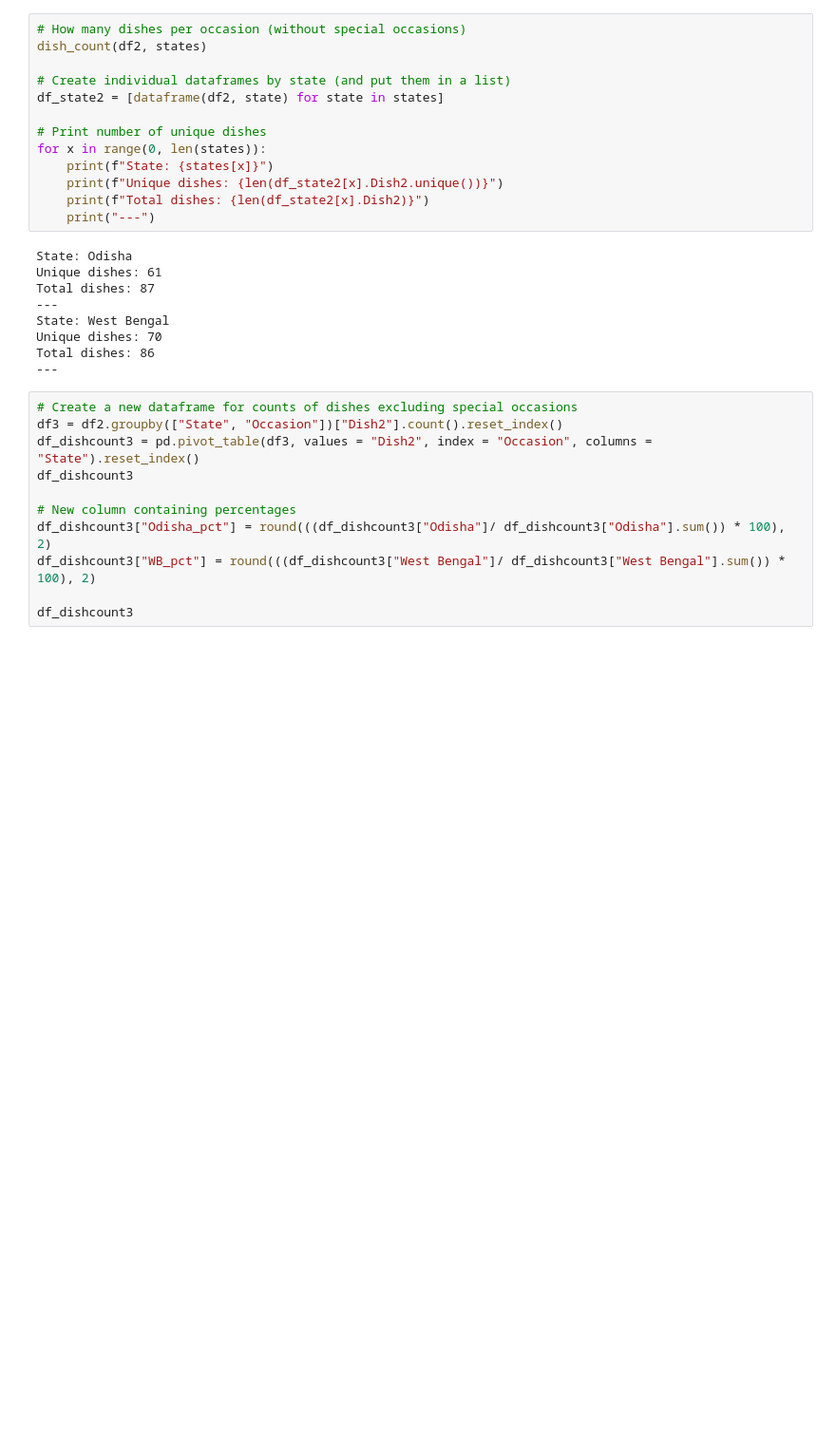
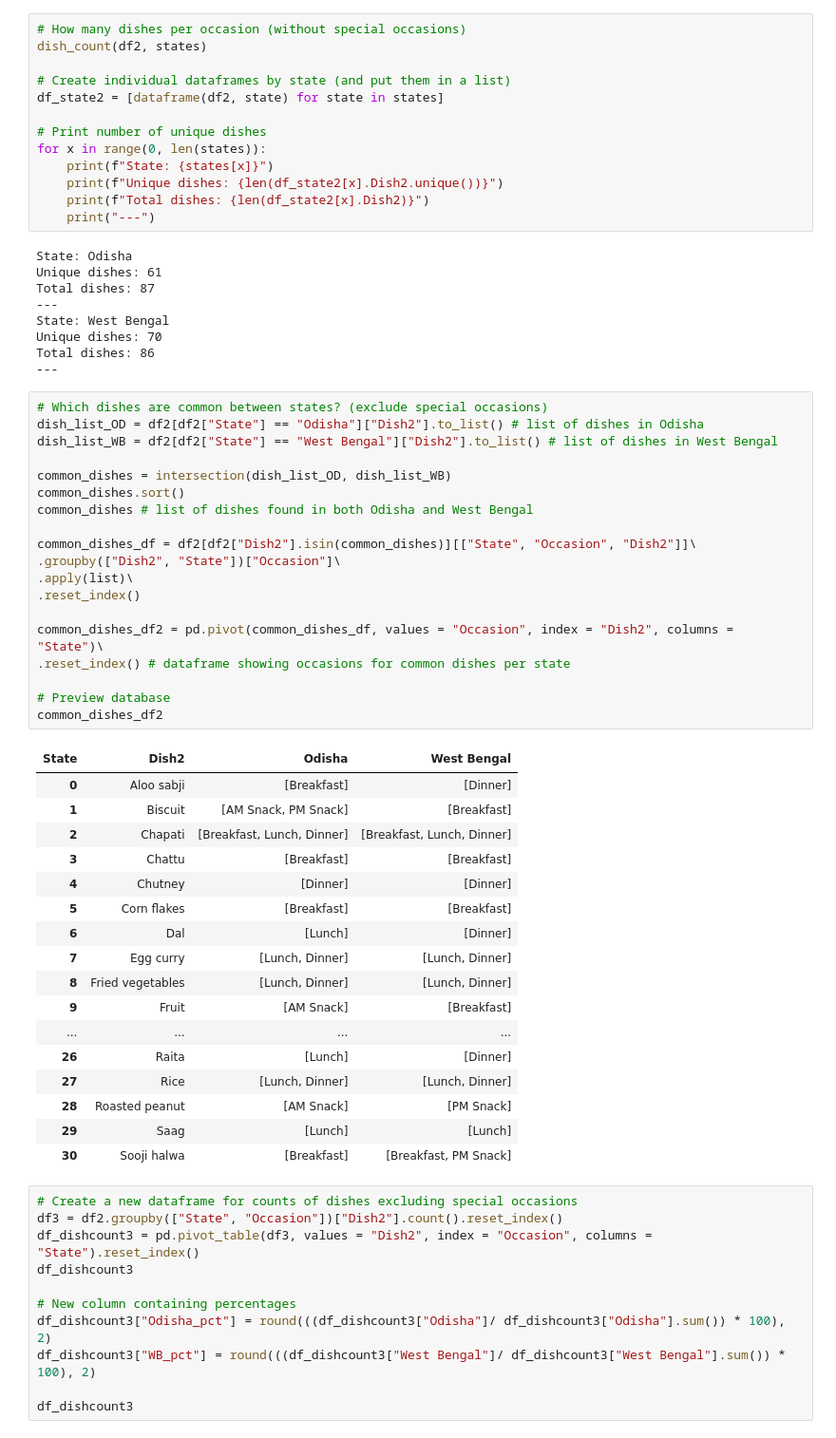
Before and after one commit to rochiecuevas/FoodChoice, a Jupyter notebook: Expert_Elicitation.ipynb, the cells around one changed output. Shown at 95% size. Drawn from its saved outputs; the diff is of its cells as text; blank space fills up the shorter version.

```diff
--- a/Expert_Elicitation.ipynb
+++ b/Expert_Elicitation.ipynb
@@ -186,6 +189,43 @@ State: West Bengal
 Unique dishes: 70
 Total dishes: 86
 ---
+# %%
+# Which dishes are common between states? (exclude special occasions)
+dish_list_OD = df2[df2["State"] == "Odisha"]["Dish2"].to_list() # list of dishes in Odisha
+dish_list_WB = df2[df2["State"] == "West Bengal"]["Dish2"].to_list() # list of dishes in West Bengal
+
+common_dishes = intersection(dish_list_OD, dish_list_WB)
+common_dishes.sort()
+common_dishes # list of dishes found in both Odisha and West Bengal
+
+common_dishes_df = df2[df2["Dish2"].isin(common_dishes)][["State", "Occasion", "Dish2"]]\
+.groupby(["Dish2", "State"])["Occasion"]\
+.apply(list)\
+.reset_index()
+
+common_dishes_df2 = pd.pivot(common_dishes_df, values = "Occasion", index = "Dish2", columns = "State")\
+.reset_index() # dataframe showing occasions for common dishes per state
+
+# Preview database
+common_dishes_df2
+# %% [output]
+| State | Dish2 | Odisha | West Bengal |
+| 0 | Aloo sabji | [Breakfast] | [Dinner] |
+| 1 | Biscuit | [AM Snack, PM Snack] | [Breakfast] |
+| 2 | Chapati | [Breakfast, Lunch, Dinner] | [Breakfast, Lunch, Dinner] |
+| 3 | Chattu | [Breakfast] | [Breakfast] |
+| 4 | Chutney | [Dinner] | [Dinner] |
+| 5 | Corn flakes | [Breakfast] | [Breakfast] |
+| 6 | Dal | [Lunch] | [Dinner] |
+| 7 | Egg curry | [Lunch, Dinner] | [Lunch, Dinner] |
+| 8 | Fried vegetables | [Lunch, Dinner] | [Lunch, Dinner] |
+| 9 | Fruit | [AM Snack] | [Breakfast] |
+| ... | ... | ... | ... |
+| 26 | Raita | [Lunch] | [Dinner] |
+| 27 | Rice | [Lunch, Dinner] | [Lunch, Dinner] |
+| 28 | Roasted peanut | [AM Snack] | [PM Snack] |
+| 29 | Saag | [Lunch] | [Lunch] |
+| 30 | Sooji halwa | [Breakfast] | [Breakfast, PM Snack] |
 # %%
 # Create a new dataframe for counts of dishes excluding special occasions
 df3 = df2.groupby(["State", "Occasion"])["Dish2"].count().reset_index()
```
Also changed, not shown: parts of 8 cells of this notebook, 1 other file.
